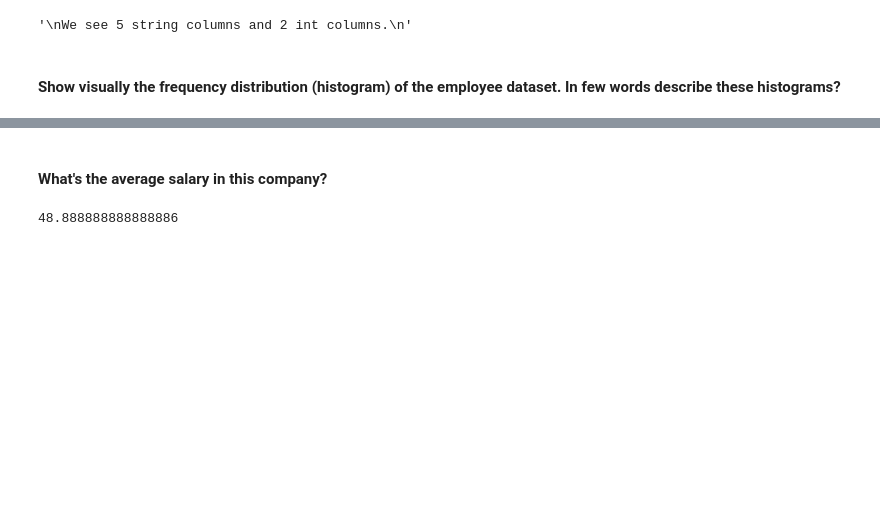
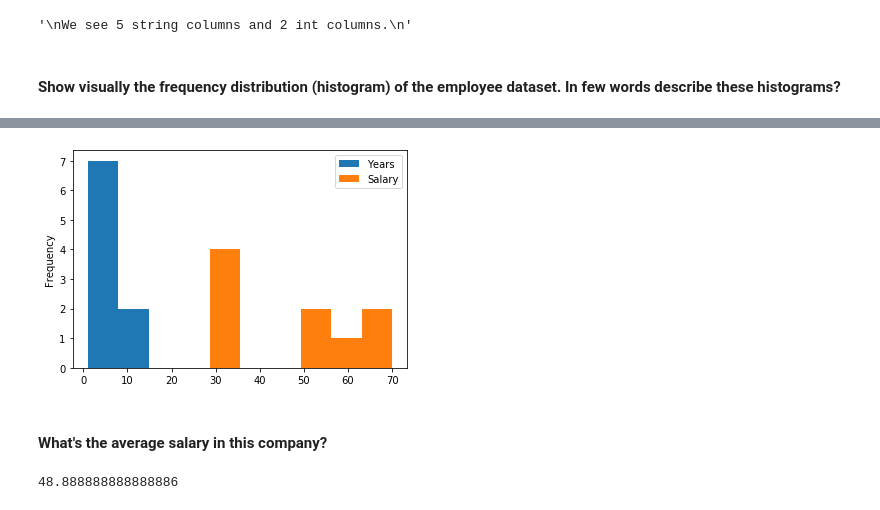
Before and after one commit to ironhack-bcn-data-june-2020/22-lab-subsetting-and-descriptive-stats, a Jupyter notebook: your-code/main.ipynb, the cells around one changed output, grey strips where cells are left out. Saved outputs shown, nothing was run; the diff lists cells and outputs as text; code cells hidden in the pictures; blank space fills up the shorter version.

```diff
--- a/your-code/main.ipynb
+++ b/your-code/main.ipynb
@@ -178,5 +180,5 @@ memory usage: 632.0+ bytes
 #### Show visually the frequency distribution (histogram) of the employee dataset. In few words describe these histograms?
 # %%
 # your answer here
-employee[]
+employee.plot.hist()
 # %% [output]
@@ -184,3 +186,4 @@ SyntaxError: invalid syntax (<ipython-input-21-b63442790dfa>, line 2)
+[figure, added]
 # %% [markdown]
 #### What's the average salary in this company?
 # %%
```
Also changed, not shown: parts of 24 cells of this notebook.
